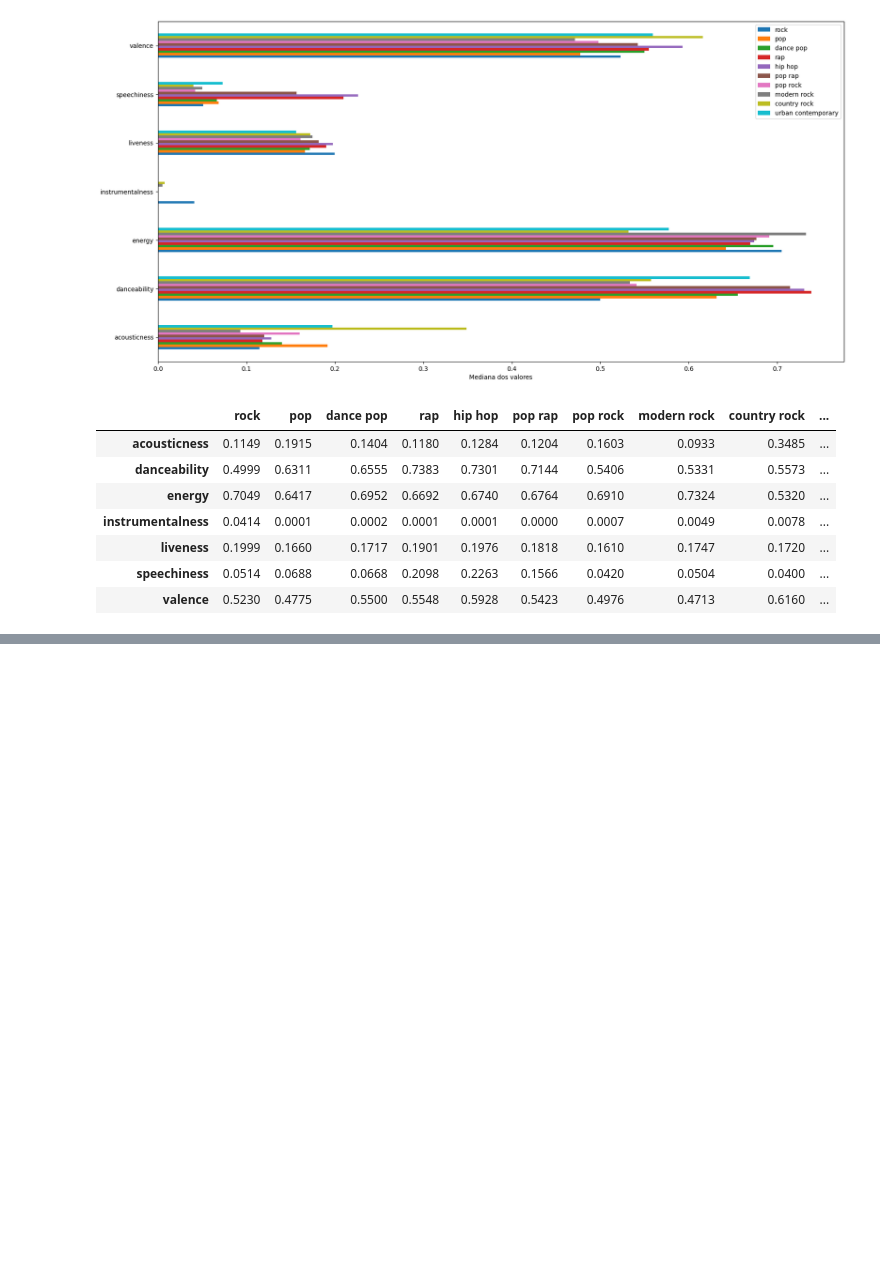
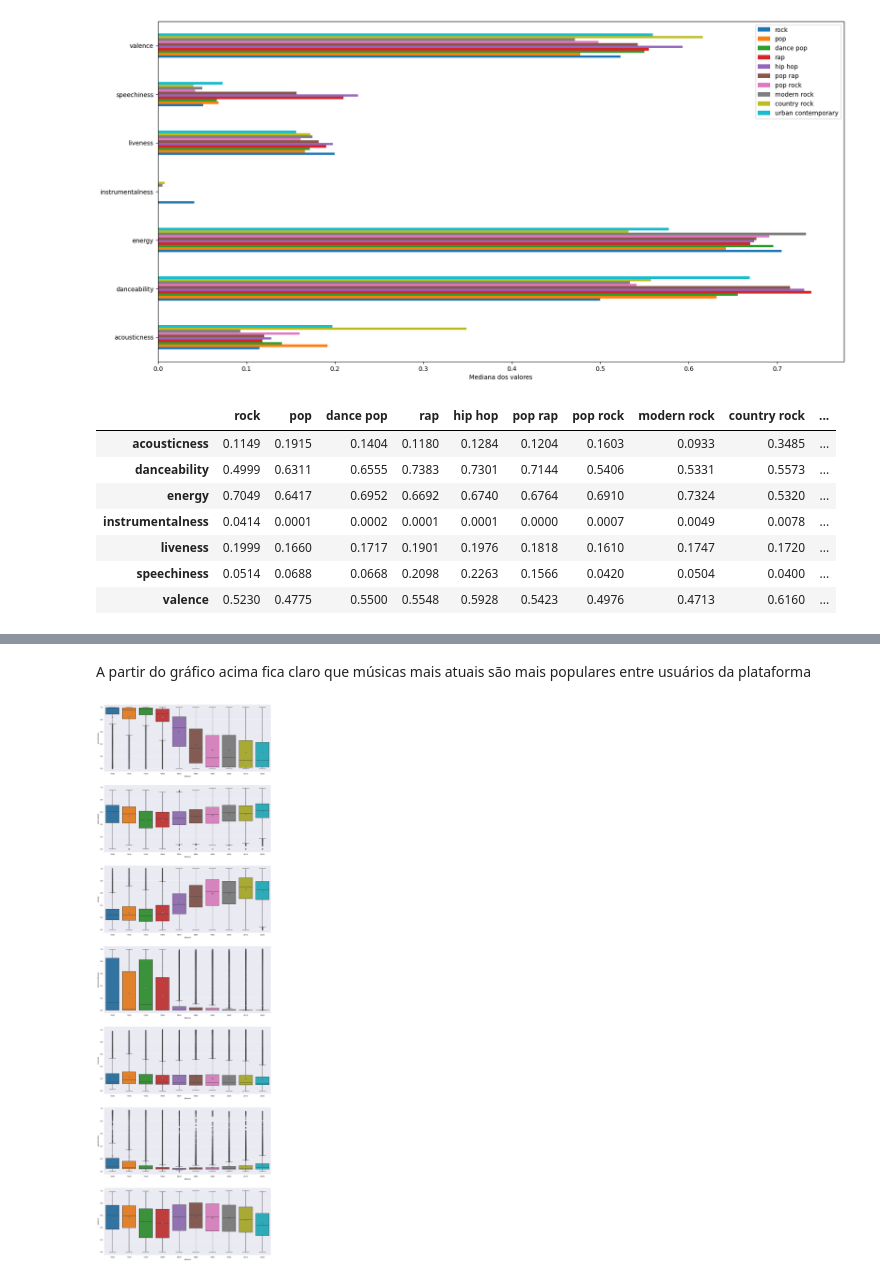
Before and after one commit to danilomiyatake/spotify, a Jupyter notebook: spotify_eda.ipynb, the cells around one changed output, grey strips where cells are left out. Cells and saved outputs as stored; diff of their text form; code cells hidden in the pictures; blank space fills up the shorter version.

```diff
--- a/spotify_eda.ipynb
+++ b/spotify_eda.ipynb
@@ -284,0 +339,15 @@ resumo
+# %% [markdown]
+A partir do gráfico acima fica claro que músicas mais atuais são mais populares entre usuários da plataforma
+# %%
+# Análise de cada atributo no decorrer das décadas
+plt.figure(figsize=(15,50))
+
+i = 1
+atributos = ['acousticness', 'danceability', 'energy', 'instrumentalness', 'liveness', 'speechiness', 'valence']
+for atr in atributos:
+    plt.subplot(7,1,i)
+    sns.boxplot(data_musicas, x='década', y=atr, showmeans=True, meanprops={"marker":"o","markerfacecolor":"white",
+    "markeredgecolor":"black","markersize":"5"})
+    i += 1
+# %% [output]
+[figure, added]
```
Also changed, not shown: parts of 17 cells of this notebook.
